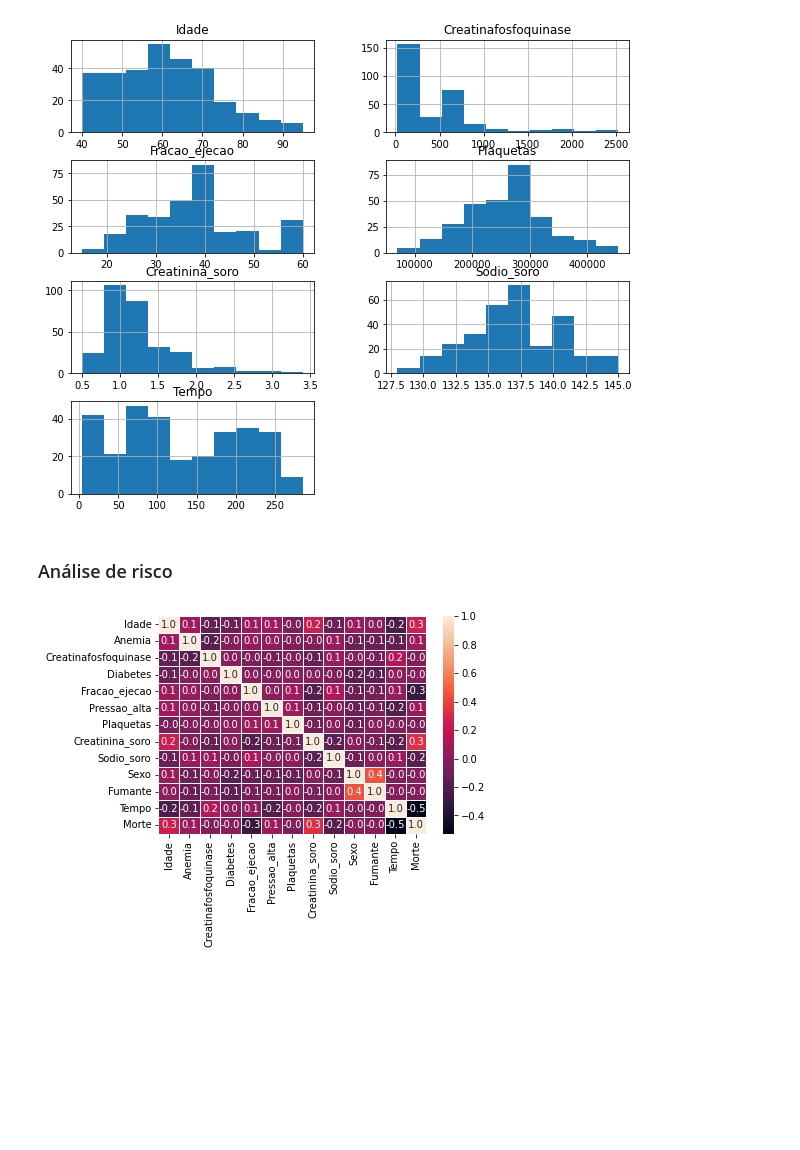
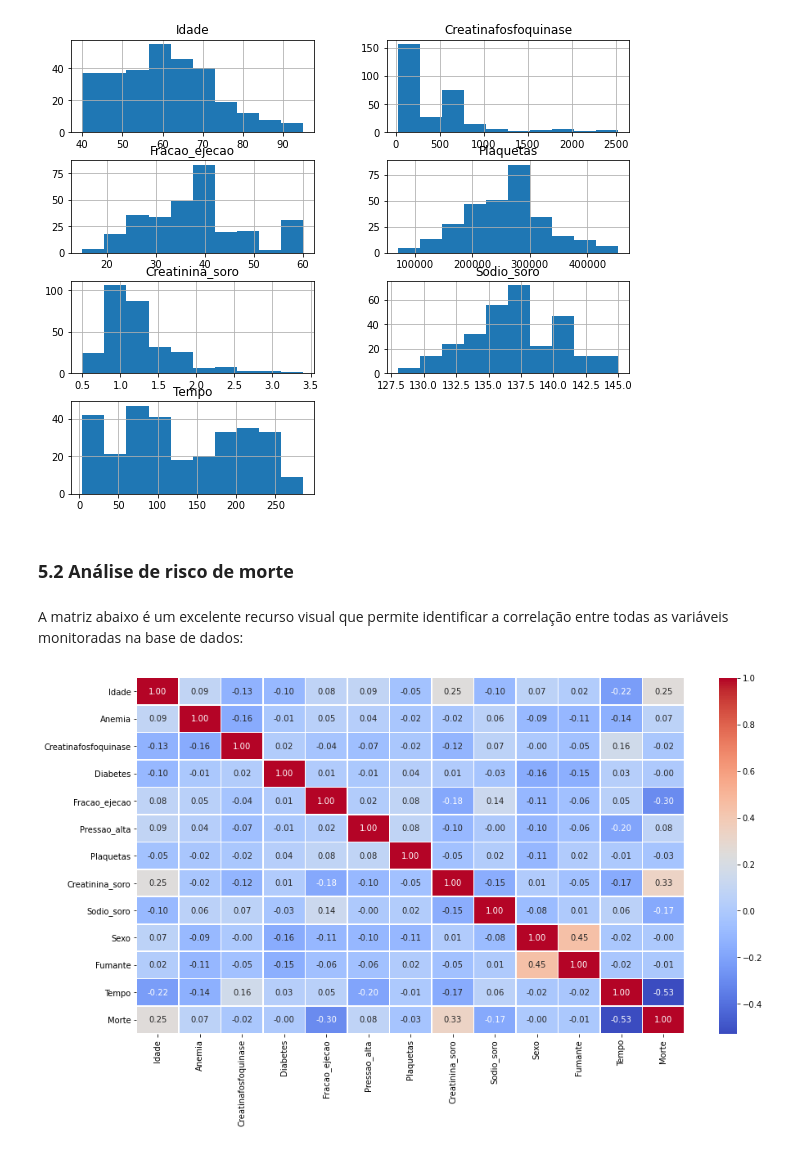
Before and after one commit to nataliamafra/LetsCode, a Jupyter notebook: 04-programming_tools/analise_heart_failure-grupo_4 (2).ipynb, the cells around one changed output. Drawn from its saved outputs; the diff is of its cells as text; code cells hidden in the pictures; blank space fills up the shorter version.

```diff
--- a/04-programming_tools/analise_heart_failure-grupo_4 (2).ipynb
+++ b/04-programming_tools/analise_heart_failure-grupo_4 (2).ipynb
@@ -420,10 +418,14 @@ plt.show()
 # %% [output]
 [figure]
 # %% [markdown]
-### Análise de risco
+### **5.2 Análise de risco de morte**
+# %% [markdown]
+A matriz abaixo é um excelente recurso visual que  permite identificar a correlação entre todas as variáveis monitoradas na base de dados:
 # %%
 # plot da matriz de correlação
+
 correlation = df.corr()
-plot = sns.heatmap(correlation, annot = True, fmt=".1f", linewidths=.6);
+plt.figure(figsize = (15,8))
+plot = sns.heatmap(correlation, annot = True, fmt=".2f", linewidths=.6, cmap="coolwarm");
 # %% [output]
-[figure, old version]
+[figure, new version]
```
Also changed, not shown: parts of 21 cells of this notebook, 1 other file.
